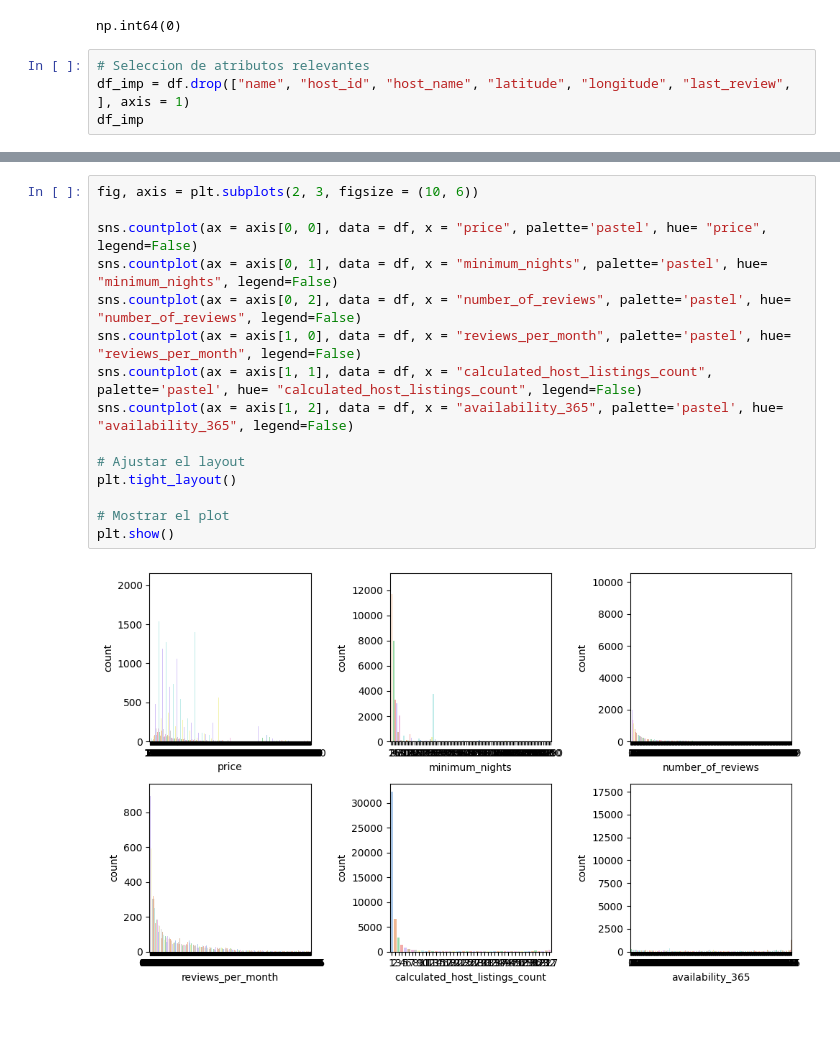
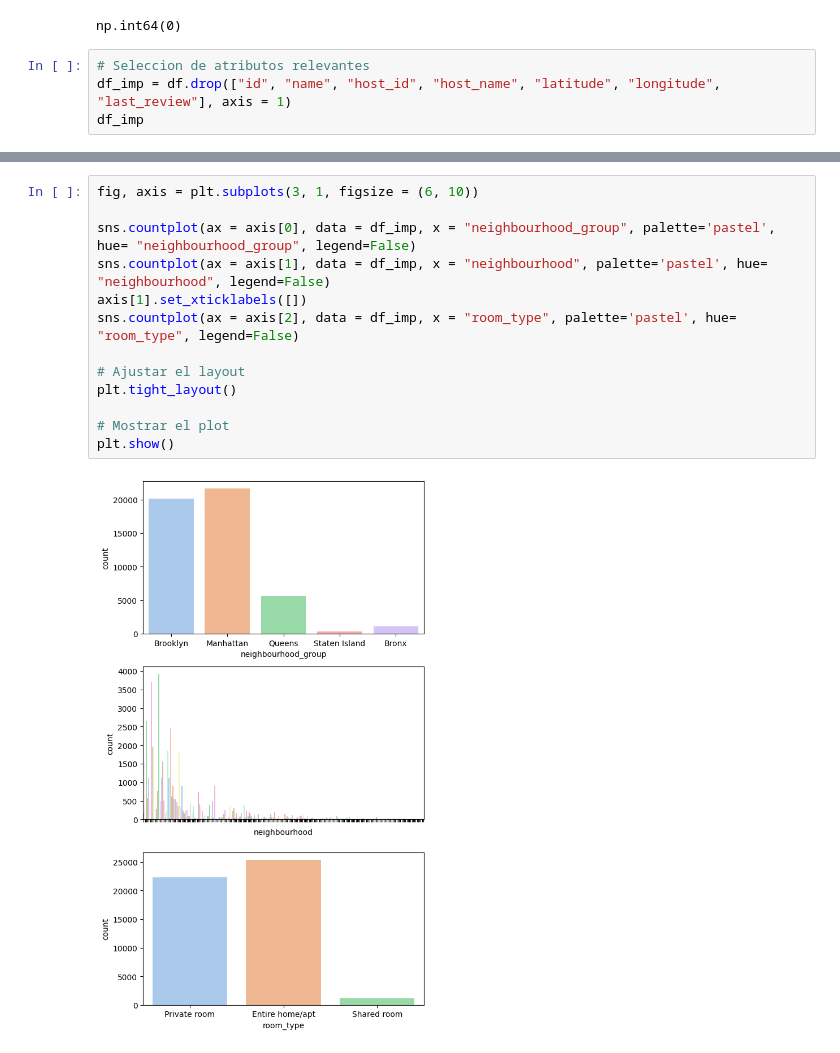
Before and after one commit to SSergito/basic-template-EDA-n-analysis, a Jupyter notebook: src/explore.ipynb, the cells around one changed output, grey strips where cells are left out. Saved outputs shown, nothing was run; the diff lists cells and outputs as text; blank space fills up the shorter version.

```diff
--- a/src/explore.ipynb
+++ b/src/explore.ipynb
@@ -63,6 +63,6 @@ num_duplicados
 np.int64(0)
 # %%
 # Seleccion de atributos relevantes
-df_imp = df.drop(["name", "host_id", "host_name", "latitude", "longitude", "last_review", ], axis = 1)
+df_imp = df.drop(["id", "name", "host_id", "host_name", "latitude", "longitude", "last_review"], axis = 1)
 df_imp
 # %% [output]
@@ -103,19 +113,17 @@ Private room       22326
 Shared room         1160
 Name: count, dtype: int64
 # %%
-fig, axis = plt.subplots(2, 3, figsize = (10, 6))
+fig, axis = plt.subplots(3, 1, figsize = (6, 10))
 
-sns.countplot(ax = axis[0, 0], data = df, x = "price", palette='pastel', hue= "price", legend=False)
-sns.countplot(ax = axis[0, 1], data = df, x = "minimum_nights", palette='pastel', hue= "minimum_nights", legend=False)
-sns.countplot(ax = axis[0, 2], data = df, x = "number_of_reviews", palette='pastel', hue= "number_of_reviews", legend=False)
-sns.countplot(ax = axis[1, 0], data = df, x = "reviews_per_month", palette='pastel', hue= "reviews_per_month", legend=False)
-sns.countplot(ax = axis[1, 1], data = df, x = "calculated_host_listings_count", palette='pastel', hue= "calculated_host_listings_count", legend=False)
-sns.countplot(ax = axis[1, 2], data = df, x = "availability_365", palette='pastel', hue= "availability_365", legend=False)
+sns.countplot(ax = axis[0], data = df_imp, x = "neighbourhood_group", palette='pastel', hue= "neighbourhood_group", legend=False)
+sns.countplot(ax = axis[1], data = df_imp, x = "neighbourhood", palette='pastel', hue= "neighbourhood", legend=False)
+axis[1].set_xticklabels([])
+sns.countplot(ax = axis[2], data = df_imp, x = "room_type", palette='pastel', hue= "room_type", legend=False)
 
 # Ajustar el layout
 plt.tight_layout()
 
 # Mostrar el plot
 plt.show()
 # %% [output]
-[figure, old version]
+[figure, new version]
```
Also changed, not shown: parts of 6 cells of this notebook.
